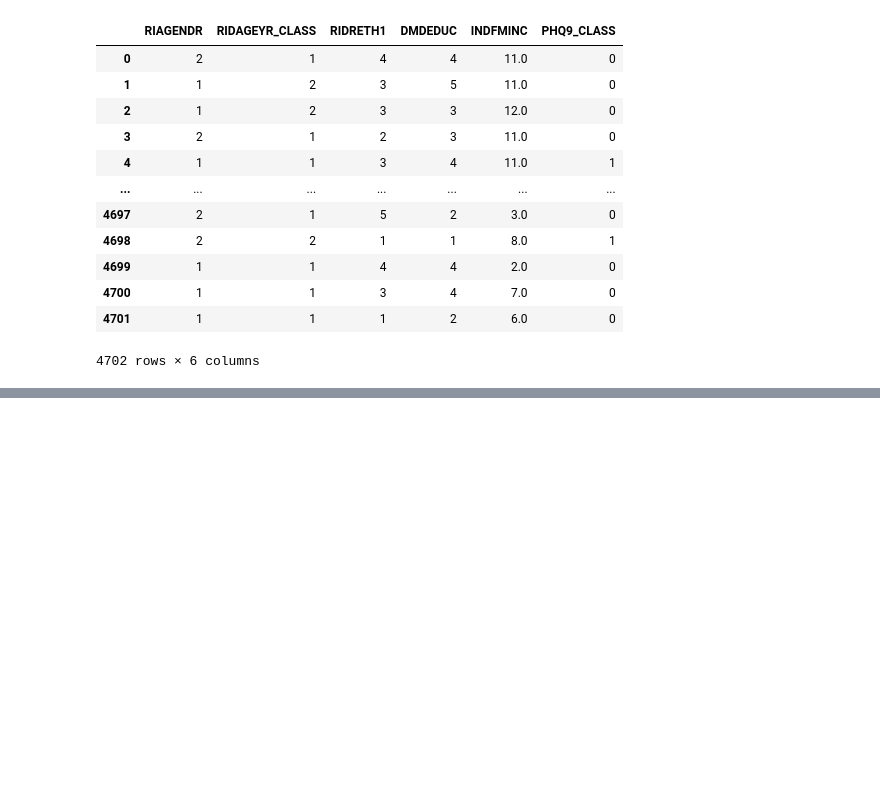
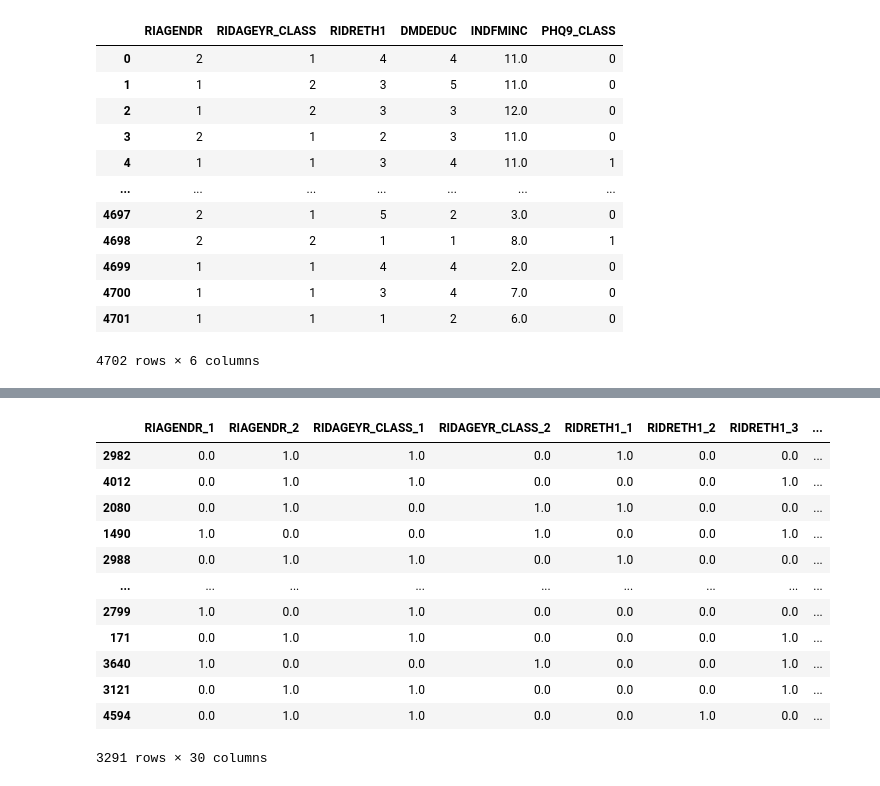
Before and after one commit to LuizAlbino/nhnes-data-project, a Jupyter notebook: logistic-regression.ipynb, the cells around one changed output, grey strips where cells are left out. Cells and saved outputs as stored; diff of their text form; code cells hidden in the pictures; blank space fills up the shorter version.

```diff
--- a/logistic-regression.ipynb
+++ b/logistic-regression.ipynb
@@ -106,0 +129,29 @@ dataset_treino
+# %%
+#Alguns parâmetros importantes:
+
+#Handle_unknown -> O que fazer com dados faltantes, nesse caso não temos esse problema
+#sparse_outpu -> não queremos uma matriz esparsa
+#set_output(transform = 'pandas') -> queremos o resultado como um dataframe
+
+ohe = OneHotEncoder(
+    handle_unknown='ignore'
+    ,sparse_output=False
+).set_output(transform='pandas')
+# %%
+ohetransform = ohe.fit_transform(x_treino[['RIAGENDR', 'RIDAGEYR_CLASS', 'RIDRETH1', 'DMDEDUC', 'INDFMINC']])
+
+ohetransform
+# %% [output]
+|  | RIAGENDR_1 | RIAGENDR_2 | RIDAGEYR_CLASS_1 | RIDAGEYR_CLASS_2 | RIDRETH1_1 | RIDRETH1_2 | RIDRETH1_3 | ... |
+| 2982 | 0.0 | 1.0 | 1.0 | 0.0 | 1.0 | 0.0 | 0.0 | ... |
+| 4012 | 0.0 | 1.0 | 1.0 | 0.0 | 0.0 | 0.0 | 1.0 | ... |
+| 2080 | 0.0 | 1.0 | 0.0 | 1.0 | 1.0 | 0.0 | 0.0 | ... |
+| 1490 | 1.0 | 0.0 | 0.0 | 1.0 | 0.0 | 0.0 | 1.0 | ... |
+| 2988 | 0.0 | 1.0 | 1.0 | 0.0 | 1.0 | 0.0 | 0.0 | ... |
+| ... | ... | ... | ... | ... | ... | ... | ... | ... |
+| 2799 | 1.0 | 0.0 | 1.0 | 0.0 | 0.0 | 0.0 | 0.0 | ... |
+| 171 | 0.0 | 1.0 | 1.0 | 0.0 | 0.0 | 0.0 | 1.0 | ... |
+| 3640 | 1.0 | 0.0 | 0.0 | 1.0 | 0.0 | 0.0 | 1.0 | ... |
+| 3121 | 0.0 | 1.0 | 1.0 | 0.0 | 0.0 | 0.0 | 1.0 | ... |
+| 4594 | 0.0 | 1.0 | 1.0 | 0.0 | 0.0 | 1.0 | 0.0 | ... |
+3291 rows × 30 columns
```
Also changed, not shown: parts of 6 cells of this notebook.
